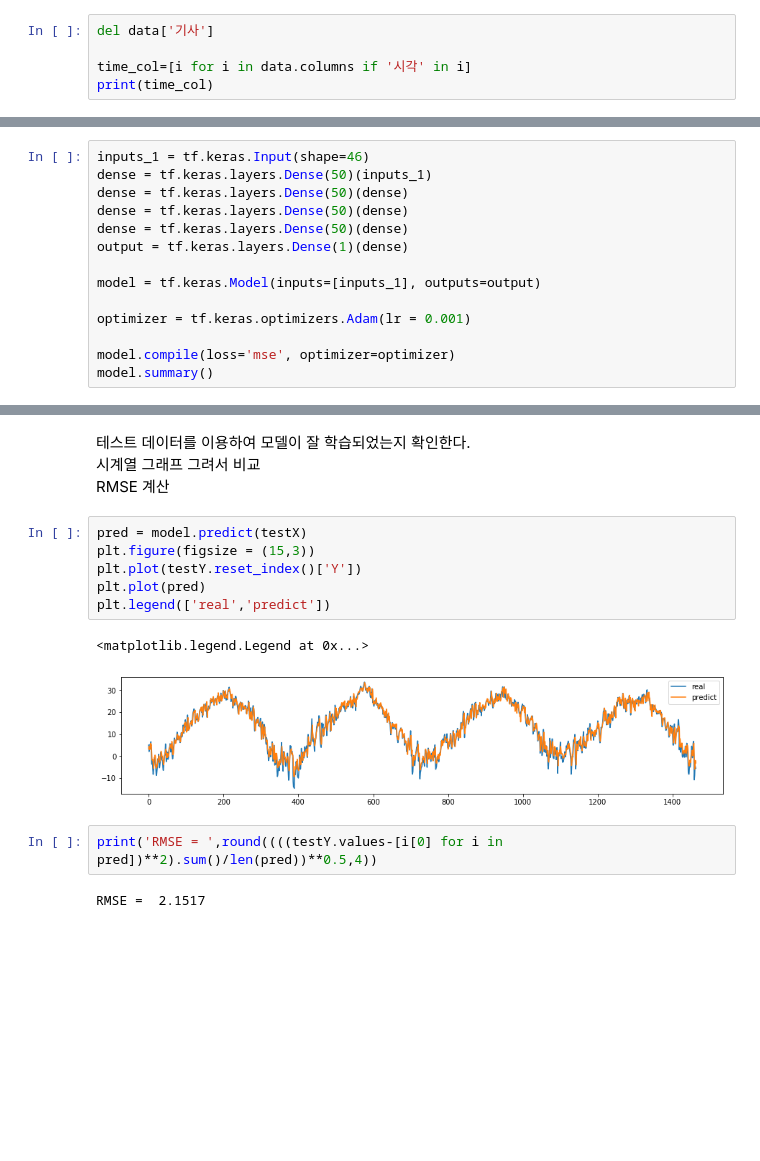
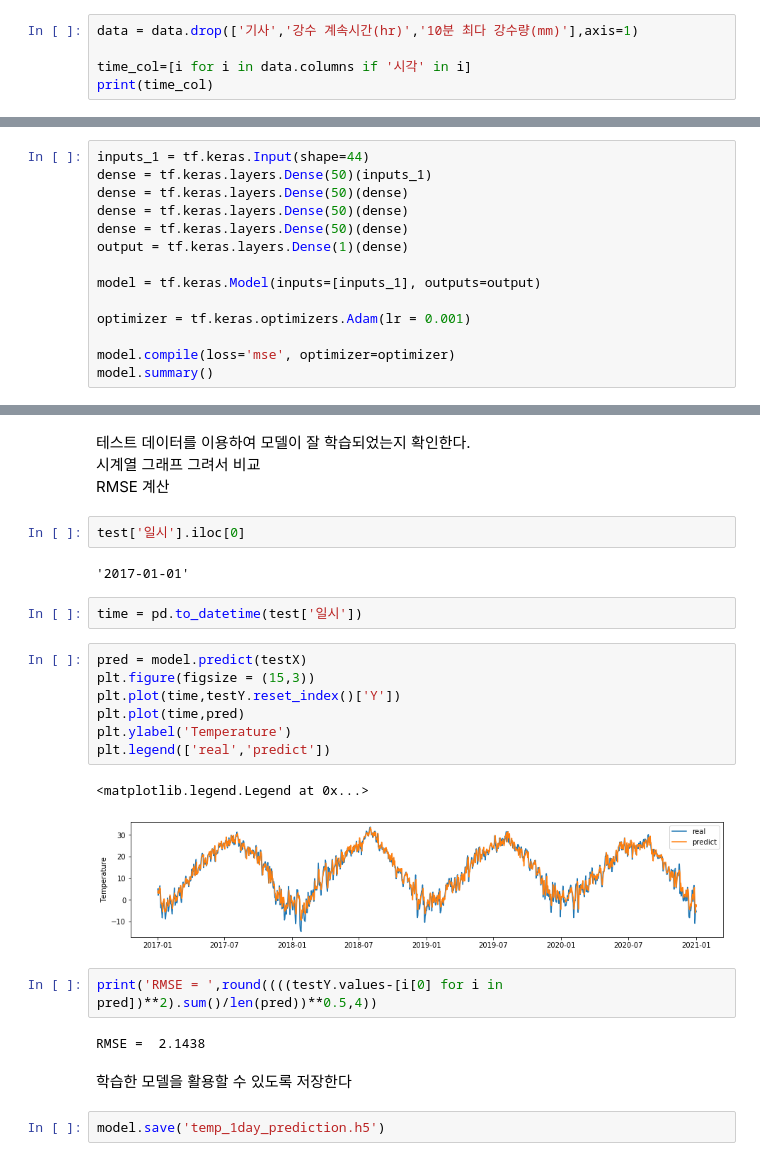
Before and after one commit to ParkSunA/Temperature-Prediction, a Jupyter notebook: 기온, 강수량 예측 데이터 분석.ipynb, the cells around one changed output, grey strips where cells are left out. Saved outputs shown, nothing was run; the diff lists cells and outputs as text; blank space fills up the shorter version.

```diff
--- a/기온, 강수량 예측 데이터 분석.ipynb
+++ b/기온, 강수량 예측 데이터 분석.ipynb
@@ -134,5 +139,5 @@ for i,j in zip(data.columns,data.isna().sum()):
 # %%
-del data['기사']
+data = data.drop(['기사','강수 계속시간(hr)','10분 최다 강수량(mm)'],axis=1)
 
 time_col=[i for i in data.columns if '시각' in i]
 print(time_col)
@@ -226,5 +248,5 @@ from keras.callbacks import ModelCheckpoint, EarlyStopping, ReduceLROnPlateau
 # %%
-inputs_1 = tf.keras.Input(shape=46)
+inputs_1 = tf.keras.Input(shape=44)
 dense = tf.keras.layers.Dense(50)(inputs_1)
 dense = tf.keras.layers.Dense(50)(dense)
 dense = tf.keras.layers.Dense(50)(dense)
@@ -314,16 +336,27 @@ Epoch 00024: ReduceLROnPlateau reducing learning rate to 1.000000082740371e-08.
 테스트 데이터를 이용하여 모델이 잘 학습되었는지 확인한다.
 시계열 그래프 그려서 비교
 RMSE 계산
+# %%
+test['일시'].iloc[0]
+# %% [output]
+'2017-01-01'
+# %%
+time = pd.to_datetime(test['일시'])
 # %%
 pred = model.predict(testX)
 plt.figure(figsize = (15,3))
-plt.plot(testY.reset_index()['Y'])
-plt.plot(pred)
+plt.plot(time,testY.reset_index()['Y'])
+plt.plot(time,pred)
+plt.ylabel('Temperature')
 plt.legend(['real','predict'])
 # %% [output]
 <matplotlib.legend.Legend at 0x...>
-[figure, old version]
+[figure, new version]
 # %%
 print('RMSE = ',round((((testY.values-[i[0] for i in pred])**2).sum()/len(pred))**0.5,4))
 # %% [output]
-RMSE =  2.1517
+RMSE =  2.1438
+# %% [markdown]
+학습한 모델을 활용할 수 있도록 저장한다
+# %%
+model.save('temp_1day_prediction.h5')
```
Also changed, not shown: parts of 6 cells of this notebook.
